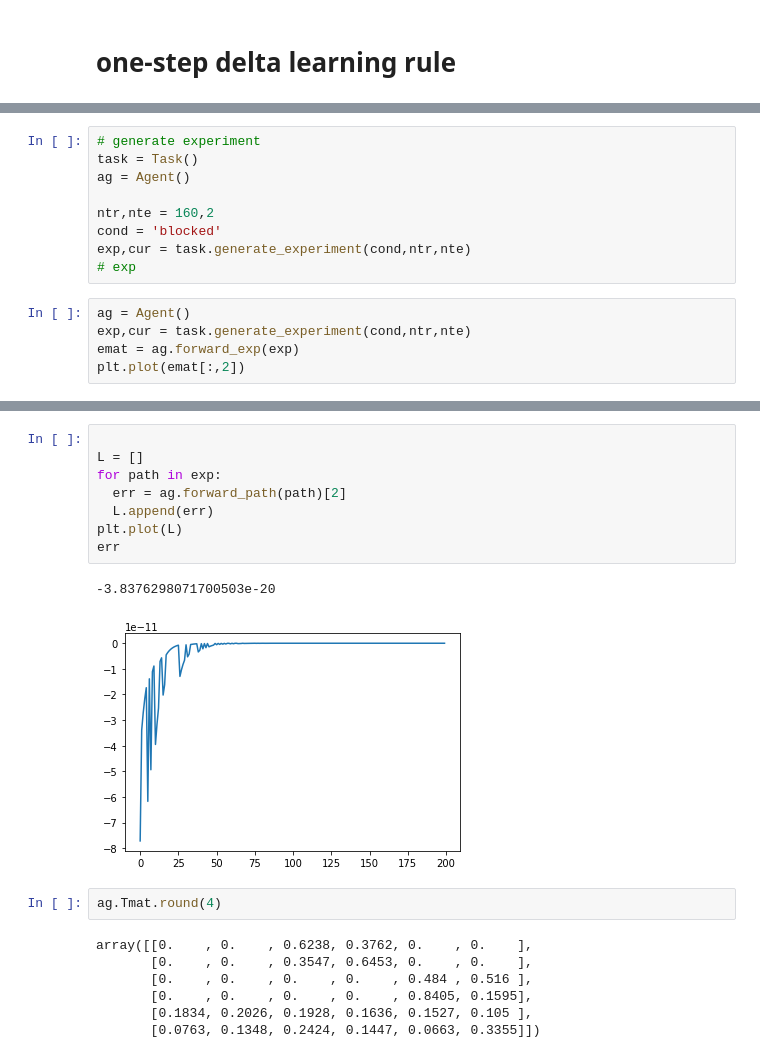
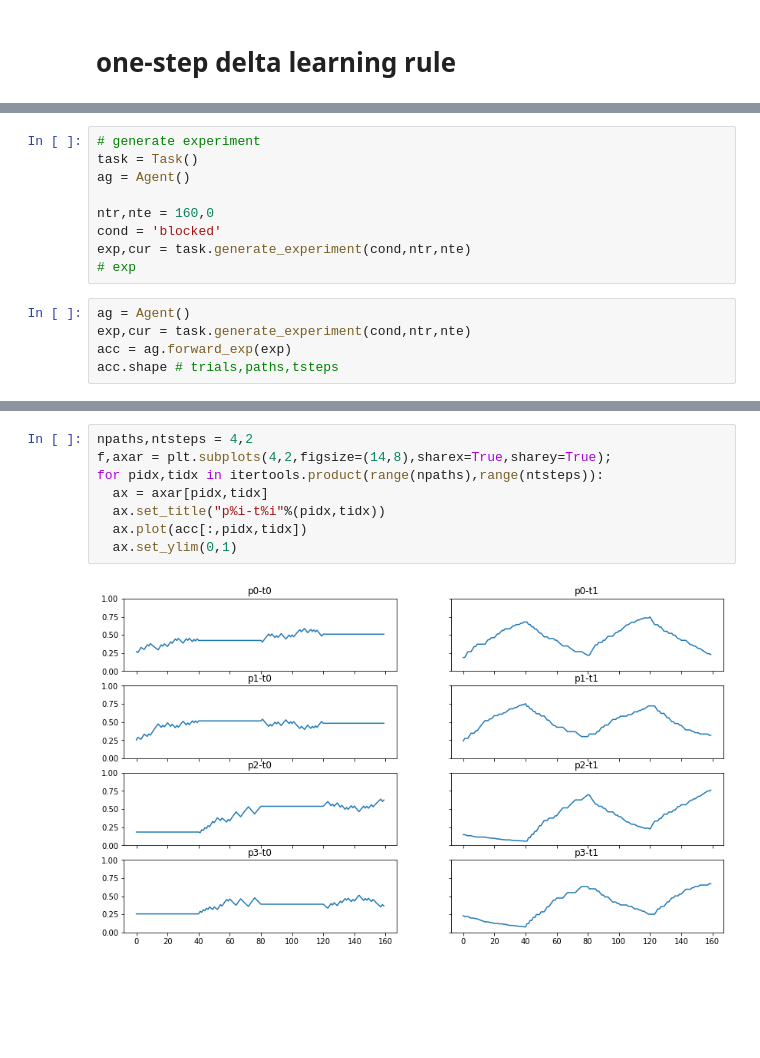
Before and after one commit to andrebeu/toycsw, a Jupyter notebook: toy-CSW.ipynb, the cells around one changed output, grey strips where cells are left out. Drawn from its saved outputs; the diff is of its cells as text; blank space fills up the shorter version.

```diff
--- a/toy-CSW.ipynb
+++ b/toy-CSW.ipynb
@@ -16,13 +20,13 @@ from cswagents import *
 task = Task()
 ag = Agent()
 
-ntr,nte = 160,2
+ntr,nte = 160,0
 cond = 'blocked'
 exp,cur = task.generate_experiment(cond,ntr,nte)
 # exp
 # %%
 ag = Agent()
 exp,cur = task.generate_experiment(cond,ntr,nte)
-emat = ag.forward_exp(exp)
-plt.plot(emat[:,2])
+acc = ag.forward_exp(exp)
+acc.shape # trials,paths,tsteps
 # %% [output]
@@ -36,20 +34,10 @@ plt.plot(ag.errD[2])
-# %%
-
-L = []
-for path in exp:
-  err = ag.forward_path(path)[2]
-  L.append(err)
-plt.plot(L)
-err
-# %% [output]
--3.8376298071700503e-20
-[figure, removed]
-# %%
-ag.Tmat.round(4)
-# %% [output]
-array([[0.    , 0.    , 0.6238, 0.3762, 0.    , 0.    ],
-       [0.    , 0.    , 0.3547, 0.6453, 0.    , 0.    ],
-       [0.    , 0.    , 0.    , 0.    , 0.484 , 0.516 ],
-       [0.    , 0.    , 0.    , 0.    , 0.8405, 0.1595],
-       [0.1834, 0.2026, 0.1928, 0.1636, 0.1527, 0.105 ],
-       [0.0763, 0.1348, 0.2424, 0.1447, 0.0663, 0.3355]])
+# %%
+npaths,ntsteps = 4,2
+f,axar = plt.subplots(4,2,figsize=(14,8),sharex=True,sharey=True);
+for pidx,tidx in itertools.product(range(npaths),range(ntsteps)):
+  ax = axar[pidx,tidx]
+  ax.set_title("p%i-t%i"%(pidx,tidx))
+  ax.plot(acc[:,pidx,tidx])
+  ax.set_ylim(0,1)
+# %% [output]
+[figure, added]
```
Also changed, not shown: parts of 4 cells of this notebook, 1 other file.
